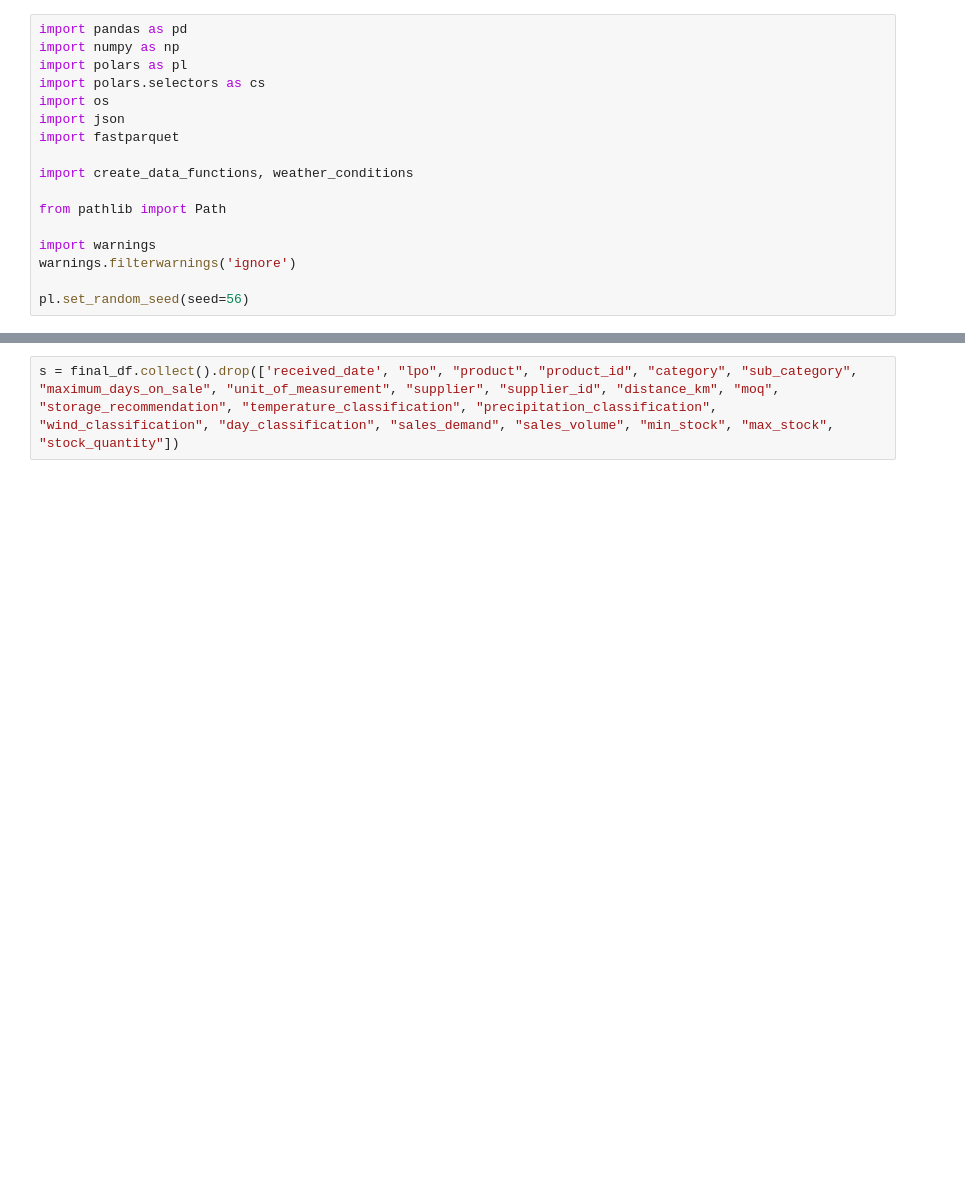
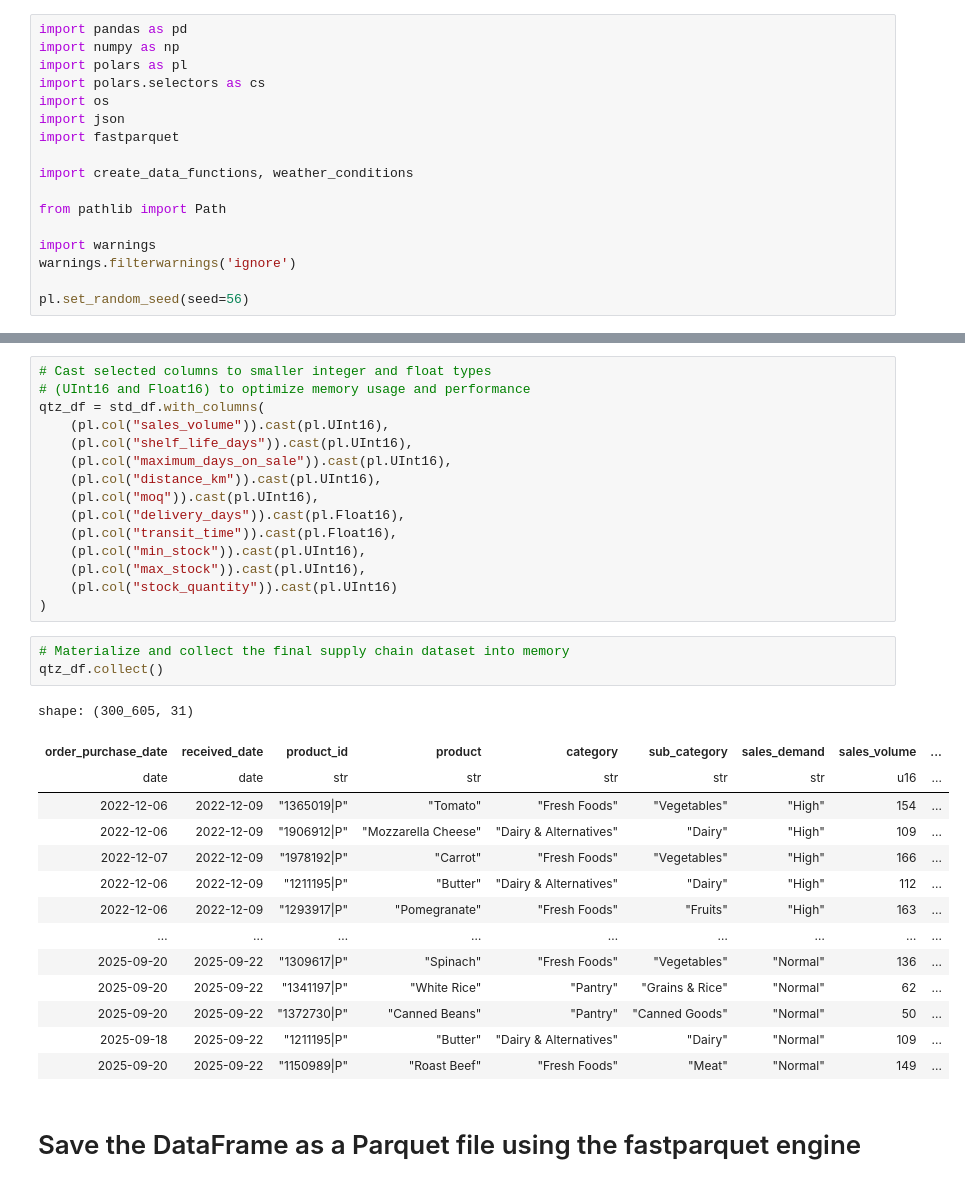
Before and after one commit to rbalbinotti/grocery_synthetic_data, a Jupyter notebook: synthetic_grocery_polars.ipynb, the cells around one changed output, grey strips where cells are left out. Saved outputs shown, nothing was run; the diff lists cells and outputs as text; blank space fills up the shorter version.

```diff
--- a/synthetic_grocery_polars.ipynb
+++ b/synthetic_grocery_polars.ipynb
@@ -551,2 +450,35 @@ final_df = data_purchase_lazy.select(pl.col(standardized_columns))
+# %%
+# Cast selected columns to smaller integer and float types
+# (UInt16 and Float16) to optimize memory usage and performance
+qtz_df = std_df.with_columns(
+    (pl.col("sales_volume")).cast(pl.UInt16),
+    (pl.col("shelf_life_days")).cast(pl.UInt16),
+    (pl.col("maximum_days_on_sale")).cast(pl.UInt16),
+    (pl.col("distance_km")).cast(pl.UInt16),
+    (pl.col("moq")).cast(pl.UInt16),
+    (pl.col("delivery_days")).cast(pl.Float16),
+    (pl.col("transit_time")).cast(pl.Float16),
+    (pl.col("min_stock")).cast(pl.UInt16),
+    (pl.col("max_stock")).cast(pl.UInt16),
+    (pl.col("stock_quantity")).cast(pl.UInt16)
+)
 # %%
-s = final_df.collect().drop(['received_date', "lpo", "product", "product_id", "category", "sub_category", "maximum_days_on_sale", "unit_of_measurement", "supplier", "supplier_id", "distance_km", "moq", "storage_recommendation", "temperature_classification", "precipitation_classification", "wind_classification", "day_classification", "sales_demand", "sales_volume", "min_stock", "max_stock", "stock_quantity"])
+# Materialize and collect the final supply chain dataset into memory
+qtz_df.collect()
+# %% [output]
+shape: (300_605, 31)
+| order_purchase_date | received_date | product_id | product | category | sub_category | sales_demand | sales_volume | ... |
+| date | date | str | str | str | str | str | u16 | ... |
+| 2022-12-06 | 2022-12-09 | "1365019|P" | "Tomato" | "Fresh Foods" | "Vegetables" | "High" | 154 | ... |
+| 2022-12-06 | 2022-12-09 | "1906912|P" | "Mozzarella Cheese" | "Dairy & Alternatives" | "Dairy" | "High" | 109 | ... |
+| 2022-12-07 | 2022-12-09 | "1978192|P" | "Carrot" | "Fresh Foods" | "Vegetables" | "High" | 166 | ... |
+| 2022-12-06 | 2022-12-09 | "1211195|P" | "Butter" | "Dairy & Alternatives" | "Dairy" | "High" | 112 | ... |
+| 2022-12-06 | 2022-12-09 | "1293917|P" | "Pomegranate" | "Fresh Foods" | "Fruits" | "High" | 163 | ... |
+| … | … | … | … | … | … | … | … | ... |
+| 2025-09-20 | 2025-09-22 | "1309617|P" | "Spinach" | "Fresh Foods" | "Vegetables" | "Normal" | 136 | ... |
+| 2025-09-20 | 2025-09-22 | "1341197|P" | "White Rice" | "Pantry" | "Grains & Rice" | "Normal" | 62 | ... |
+| 2025-09-20 | 2025-09-22 | "1372730|P" | "Canned Beans" | "Pantry" | "Canned Goods" | "Normal" | 50 | ... |
+| 2025-09-18 | 2025-09-22 | "1211195|P" | "Butter" | "Dairy & Alternatives" | "Dairy" | "Normal" | 109 | ... |
+| 2025-09-20 | 2025-09-22 | "1150989|P" | "Roast Beef" | "Fresh Foods" | "Meat" | "Normal" | 149 | ... |
+# %% [markdown]
+# Save the DataFrame as a Parquet file using the fastparquet engine
```
Also changed, not shown: parts of 46 cells of this notebook, 3 other files.
